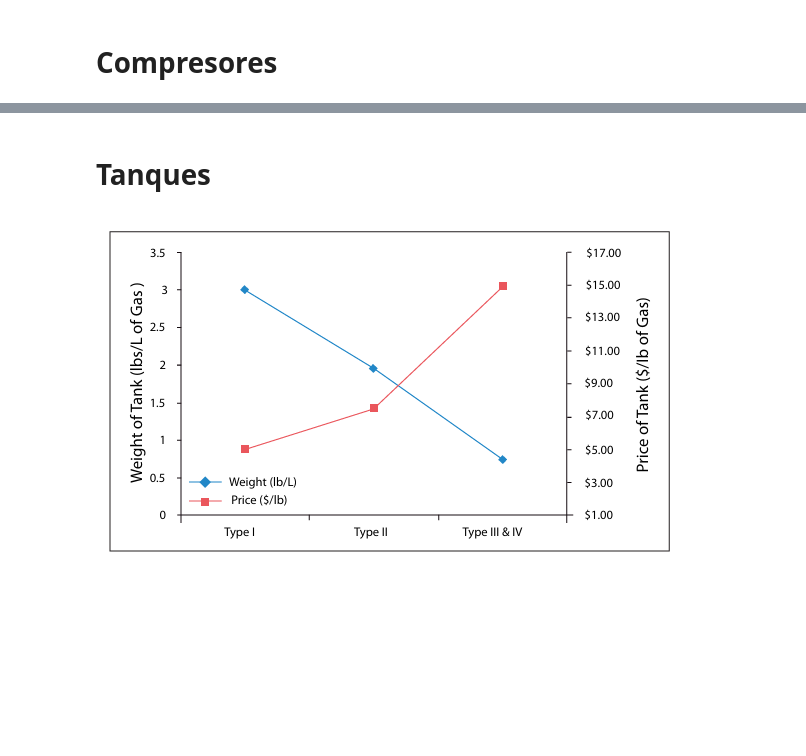
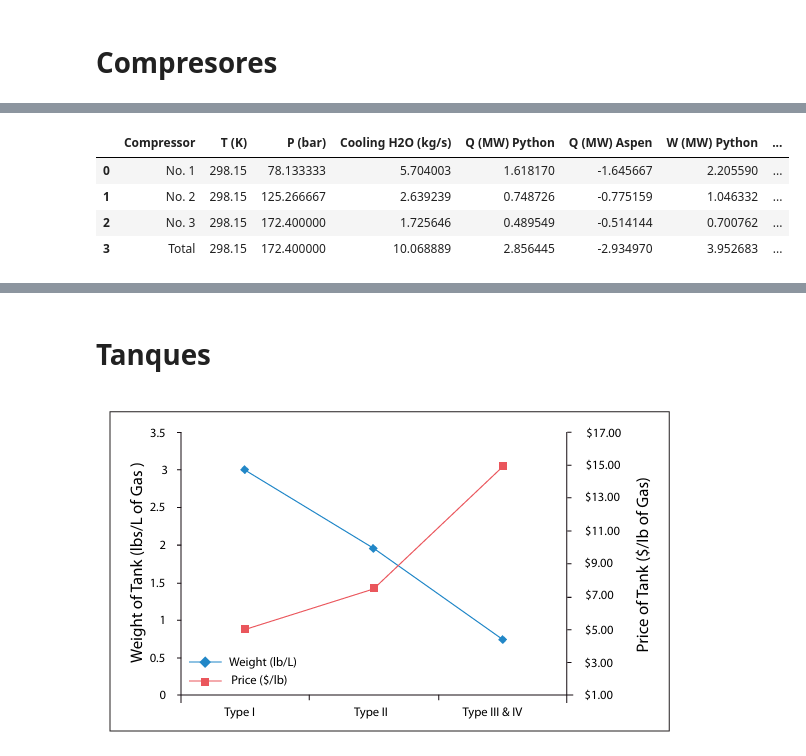
Before and after one commit to SOTO729/8vo, a Jupyter notebook: Evaluacion económica/Calculo de costos.ipynb, the cells around one changed output, grey strips where cells are left out. Drawn from its saved outputs; the diff is of its cells as text; code cells hidden in the pictures; blank space fills up the shorter version.

```diff
--- a/Evaluacion económica/Calculo de costos.ipynb
+++ b/Evaluacion económica/Calculo de costos.ipynb
@@ -22 +20,25 @@ prueba
+# %%
+import pandas as pd
+
+data = {
+    "Compressor": ["No. 1", "No. 2", "No. 3", "Total"],
+    "T (K)": [298.15, 298.15, 298.15, 298.15],
+    "P (bar)": [78.133333, 125.266667, 172.4, 172.4],
+    "Cooling H2O (kg/s)": [5.704003, 2.639239, 1.725646, 10.068889],
+    "Q (MW) Python": [1.618170, 0.748726, 0.489549, 2.856445],
+    "Q (MW) Aspen": [-1.645667, -0.775159, -0.514144, -2.934970],
+    "W (MW) Python": [2.205590, 1.046332, 0.700762, 3.952683],
+    "W (MW) Aspen": [2.211552, 1.052849, 0.706505, 3.970907],
+    "Error %": [99.299363, 98.604557, 98.014587, 295.918507],
+}
+
+prueba = pd.DataFrame(data)
+prueba["W (kW) Python"] = prueba["W (MW) Python"] * 1000
+prueba
+# %% [output]
+|  | Compressor | T (K) | P (bar) | Cooling H2O (kg/s) | Q (MW) Python | Q (MW) Aspen | W (MW) Python | ... |
+| 0 | No. 1 | 298.15 | 78.133333 | 5.704003 | 1.618170 | -1.645667 | 2.205590 | ... |
+| 1 | No. 2 | 298.15 | 125.266667 | 2.639239 | 0.748726 | -0.775159 | 1.046332 | ... |
+| 2 | No. 3 | 298.15 | 172.400000 | 1.725646 | 0.489549 | -0.514144 | 0.700762 | ... |
+| 3 | Total | 298.15 | 172.400000 | 10.068889 | 2.856445 | -2.934970 | 3.952683 | ... |
 # %%
```
Also changed, not shown: parts of 6 cells of this notebook.
